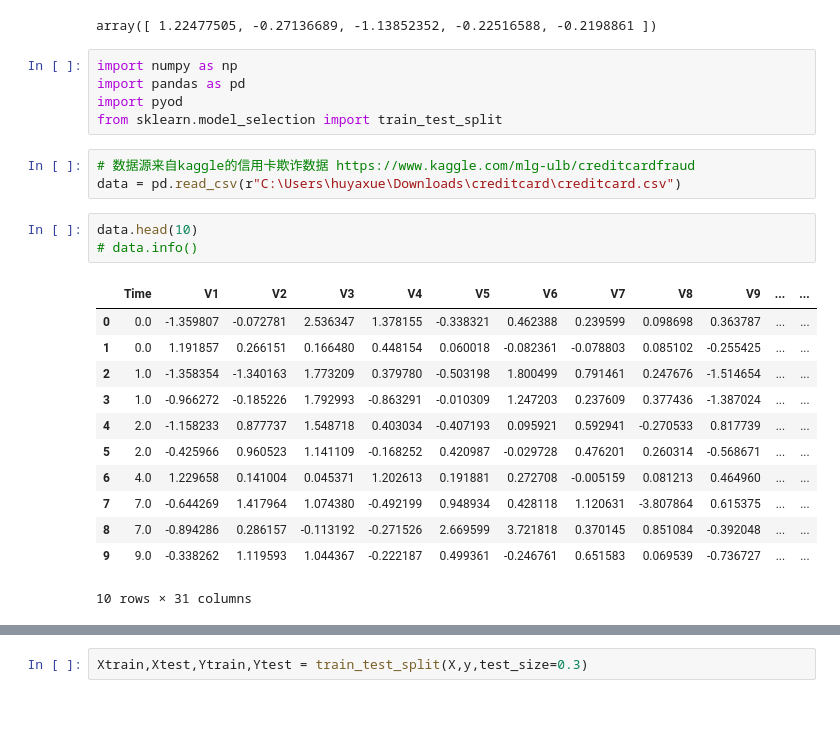
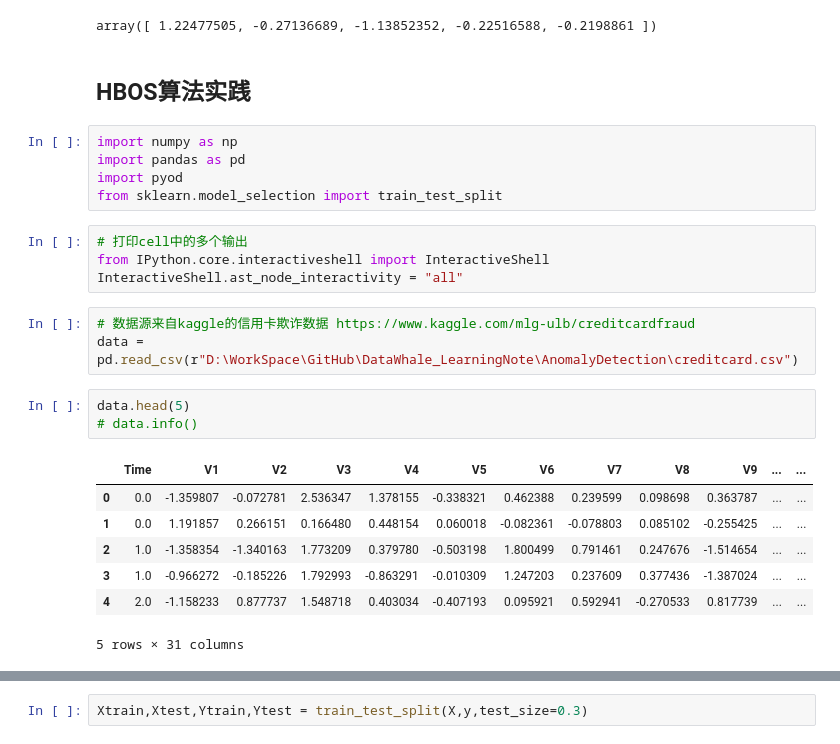
Before and after one commit to ArriettySong/DataWhale_LearningNote, a Jupyter notebook: AnomalyDetection/Task2-基于统计学的方法-HBOS.ipynb, the cells around one changed output, grey strips where cells are left out. Saved outputs shown, nothing was run; the diff lists cells and outputs as text; blank space fills up the shorter version.

```diff
--- a/AnomalyDetection/Task2-基于统计学的方法-HBOS.ipynb
+++ b/AnomalyDetection/Task2-基于统计学的方法-HBOS.ipynb
@@ -12,30 +16,31 @@ sns.boxplot(data=data)
 np.random.randn(5)
 # %% [output]
 array([ 1.22477505, -0.27136689, -1.13852352, -0.22516588, -0.2198861 ])
+# %% [markdown]
+## HBOS算法实践
 # %%
 import numpy as np
 import pandas as pd
 import pyod
 from sklearn.model_selection import train_test_split
+# %%
+# 打印cell中的多个输出
+from IPython.core.interactiveshell import InteractiveShell
+InteractiveShell.ast_node_interactivity = "all"
 # %%
 # 数据源来自kaggle的信用卡欺诈数据 https://www.kaggle.com/mlg-ulb/creditcardfraud
-data = pd.read_csv(r"C:\Users\huyaxue\Downloads\creditcard\creditcard.csv")
+data = pd.read_csv(r"D:\WorkSpace\GitHub\DataWhale_LearningNote\AnomalyDetection\creditcard.csv")
 # %%
-data.head(10)
+data.head(5)
 # data.info()
 # %% [output]
 |  | Time | V1 | V2 | V3 | V4 | V5 | V6 | V7 | V8 | V9 | ... | ... |
 | 0 | 0.0 | -1.359807 | -0.072781 | 2.536347 | 1.378155 | -0.338321 | 0.462388 | 0.239599 | 0.098698 | 0.363787 | ... | ... |
 | 1 | 0.0 | 1.191857 | 0.266151 | 0.166480 | 0.448154 | 0.060018 | -0.082361 | -0.078803 | 0.085102 | -0.255425 | ... | ... |
 | 2 | 1.0 | -1.358354 | -1.340163 | 1.773209 | 0.379780 | -0.503198 | 1.800499 | 0.791461 | 0.247676 | -1.514654 | ... | ... |
 | 3 | 1.0 | -0.966272 | -0.185226 | 1.792993 | -0.863291 | -0.010309 | 1.247203 | 0.237609 | 0.377436 | -1.387024 | ... | ... |
 | 4 | 2.0 | -1.158233 | 0.877737 | 1.548718 | 0.403034 | -0.407193 | 0.095921 | 0.592941 | -0.270533 | 0.817739 | ... | ... |
-| 5 | 2.0 | -0.425966 | 0.960523 | 1.141109 | -0.168252 | 0.420987 | -0.029728 | 0.476201 | 0.260314 | -0.568671 | ... | ... |
-| 6 | 4.0 | 1.229658 | 0.141004 | 0.045371 | 1.202613 | 0.191881 | 0.272708 | -0.005159 | 0.081213 | 0.464960 | ... | ... |
-| 7 | 7.0 | -0.644269 | 1.417964 | 1.074380 | -0.492199 | 0.948934 | 0.428118 | 1.120631 | -3.807864 | 0.615375 | ... | ... |
-| 8 | 7.0 | -0.894286 | 0.286157 | -0.113192 | -0.271526 | 2.669599 | 3.721818 | 0.370145 | 0.851084 | -0.392048 | ... | ... |
-| 9 | 9.0 | -0.338262 | 1.119593 | 1.044367 | -0.222187 | 0.499361 | -0.246761 | 0.651583 | 0.069539 | -0.736727 | ... | ... |
-10 rows × 31 columns
+5 rows × 31 columns
 # %%
 X = data.iloc[:,data.columns != "Class"]
 y = data.iloc[:,data.columns == "Class"]
```
Also changed, not shown: parts of 15 cells of this notebook.
